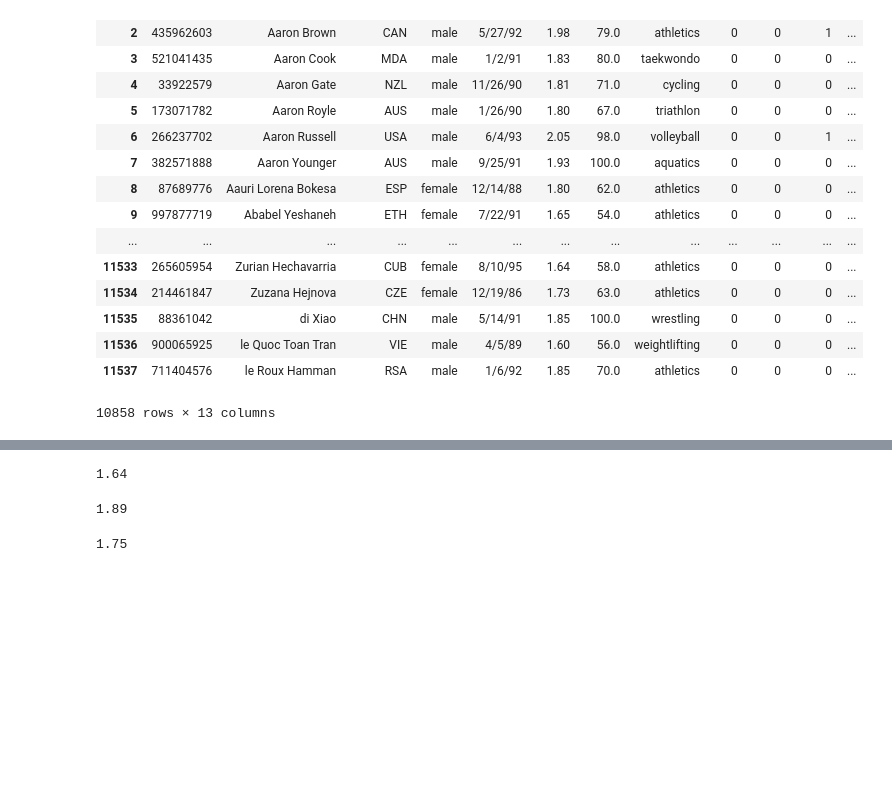
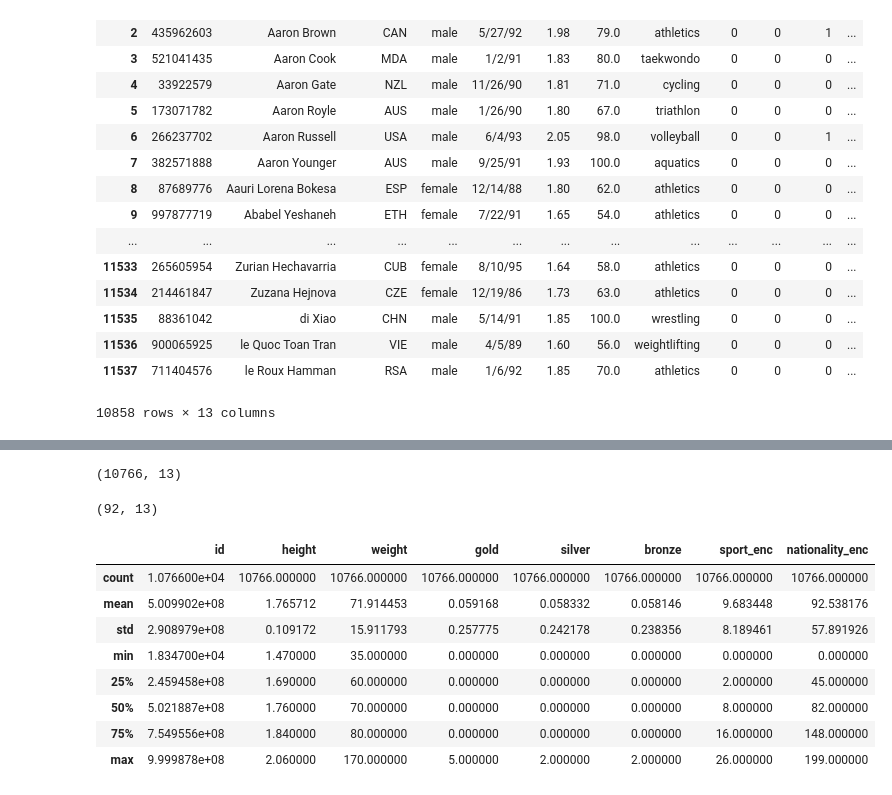
Before and after one commit to josephburton06/helper_functions, a Jupyter notebook: jb_helper_functions_prep.ipynb, the cells around one changed output, grey strips where cells are left out. Drawn from its saved outputs; the diff is of its cells as text; code cells hidden in the pictures; blank space fills up the shorter version.

Commit message:
Outlier function fixed

```diff
--- a/jb_helper_functions_prep.ipynb
+++ b/jb_helper_functions_prep.ipynb
@@ -47,16 +51,27 @@ list(df['sex'].unique())
 # %%
 def remove_outlier_column(df, groupby_column, outlier_column):
-    uniques = list(df[groupby_column].unique())
+    uniques = list(sorted(df[groupby_column].unique()))
+
+    removed_df = pd.DataFrame()
+    final_df = pd.DataFrame()
+
     for unique in uniques:
-        df = df[df[groupby_column] == unique]
+        df_grouped_1 = df[df[groupby_column] == unique]
+        df_grouped_2 = df[df[groupby_column] == unique]
 
         q1 = df[outlier_column].quantile(0.25)
         q3 = df[outlier_column].quantile(0.75)
-        print(q1, q3)
-#         iqr = q3-q1
-#         fence_low = q1-1.5*iqr
-#         fence_high = q3+1.5*iqr
-#         df_out = df.loc[(df[outlier_column] > fence_low) & (df[outlier_column] < fence_high)]
-#     return df_out
+
+        iqr = q3-q1
+        fence_low = q1-1.5*iqr
+        fence_high = q3+1.5*iqr
+
+        df_rem = df_grouped_1.loc[(df_grouped_1[outlier_column] < fence_low) | (df_grouped_1[outlier_column] > fence_high)]
+        removed_df = removed_df.append(df_rem)
+
+        df_out = df_grouped_2.loc[(df_grouped_2[outlier_column] > fence_low) & (df_grouped_2[outlier_column] < fence_high)]
+        final_df = final_df.append(df_out)
+
+    return final_df, removed_df
 # %%
-remove_outlier_column(df, 'sex', 'height')
+df_good, df_rem = remove_outlier_column(df, 'sex', 'height')
@@ -70,12 +78,20 @@ df[df.sex == 'male'].height.quantile(0.25)
-# %%
-df[df.sex == 'female'].height.quantile(0.25)
-# %% [output]
-1.64
-# %%
-df[df.sex == 'male'].height.quantile(0.75)
-# %% [output]
-1.89
-# %%
-df[df.sex == 'female'].height.quantile(0.75)
-# %% [output]
-1.75
+# %%
+df_good.shape
+# %% [output]
+(10766, 13)
+# %%
+df_rem.shape
+# %% [output]
+(92, 13)
+# %%
+df_good.describe()
+# %% [output]
+|  | id | height | weight | gold | silver | bronze | sport_enc | nationality_enc |
+| count | 1.076600e+04 | 10766.000000 | 10766.000000 | 10766.000000 | 10766.000000 | 10766.000000 | 10766.000000 | 10766.000000 |
+| mean | 5.009902e+08 | 1.765712 | 71.914453 | 0.059168 | 0.058332 | 0.058146 | 9.683448 | 92.538176 |
+| std | 2.908979e+08 | 0.109172 | 15.911793 | 0.257775 | 0.242178 | 0.238356 | 8.189461 | 57.891926 |
+| min | 1.834700e+04 | 1.470000 | 35.000000 | 0.000000 | 0.000000 | 0.000000 | 0.000000 | 0.000000 |
+| 25% | 2.459458e+08 | 1.690000 | 60.000000 | 0.000000 | 0.000000 | 0.000000 | 2.000000 | 45.000000 |
+| 50% | 5.021887e+08 | 1.760000 | 70.000000 | 0.000000 | 0.000000 | 0.000000 | 8.000000 | 82.000000 |
+| 75% | 7.549556e+08 | 1.840000 | 80.000000 | 0.000000 | 0.000000 | 0.000000 | 16.000000 | 148.000000 |
+| max | 9.999878e+08 | 2.060000 | 170.000000 | 5.000000 | 2.000000 | 2.000000 | 26.000000 | 199.000000 |
```
Also changed, not shown: parts of 10 cells of this notebook.
